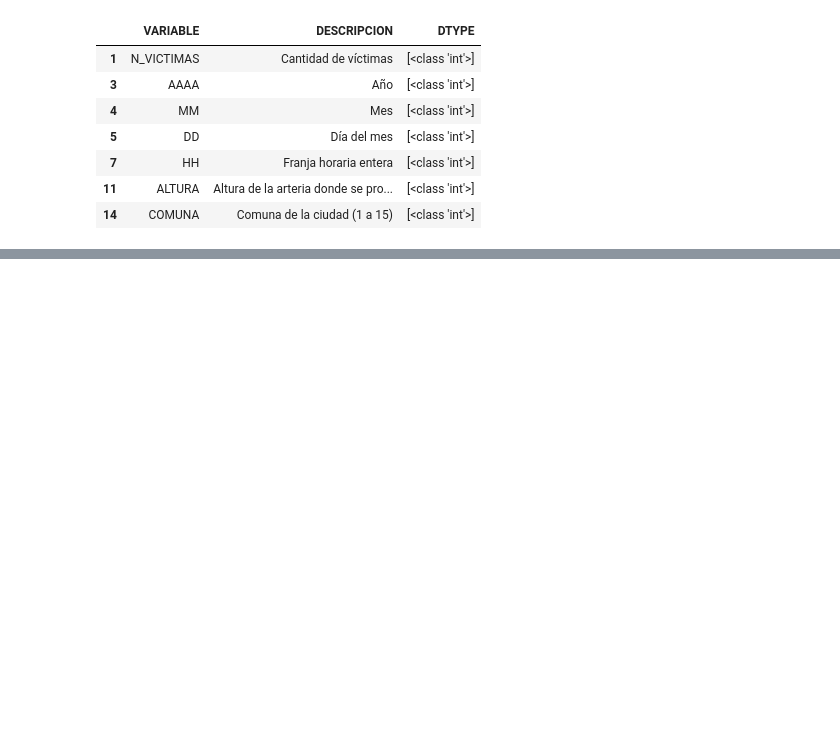
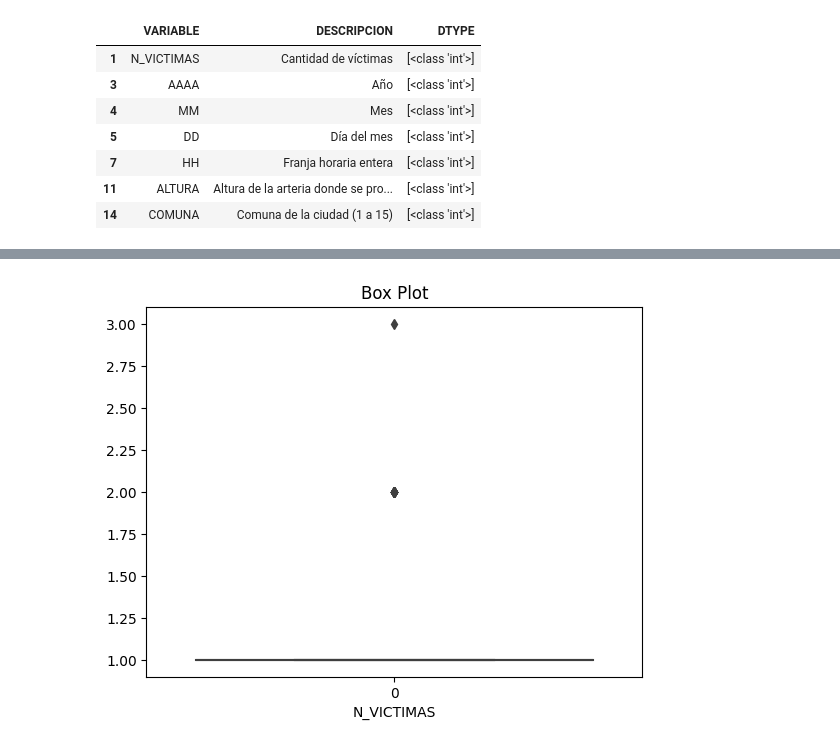
Before and after one commit to Slindex/Road-Accidents-DA, a Jupyter notebook: EDA.ipynb, the cells around one changed output, grey strips where cells are left out. Saved outputs shown, nothing was run; the diff lists cells and outputs as text; code cells hidden in the pictures; blank space fills up the shorter version.

Commit message:
Line Graphs and BoxPlots Added

```diff
--- a/EDA.ipynb
+++ b/EDA.ipynb
@@ -558,0 +487,2 @@ Name: count, dtype: int64
+# %%
+df_hc['ALTURA'] = df_hc['ALTURA'][df_hc['ALTURA'] != 'SD'].astype(int)
@@ -558,0 +505,3 @@ Name: count, dtype: int64
+# %%
+df_vic = df_hc['N_VICTIMAS']
+df_vic.describe()
@@ -558,0 +518,8 @@ Name: count, dtype: int64
+# %%
+sns.boxplot(data=df_vic)
+
+plt.xlabel('N_VICTIMAS')
+plt.title('Box Plot')
+plt.show()
+# %% [output]
+[figure, added]
```
Also changed, not shown: parts of 14 cells of this notebook, 15 other files.
